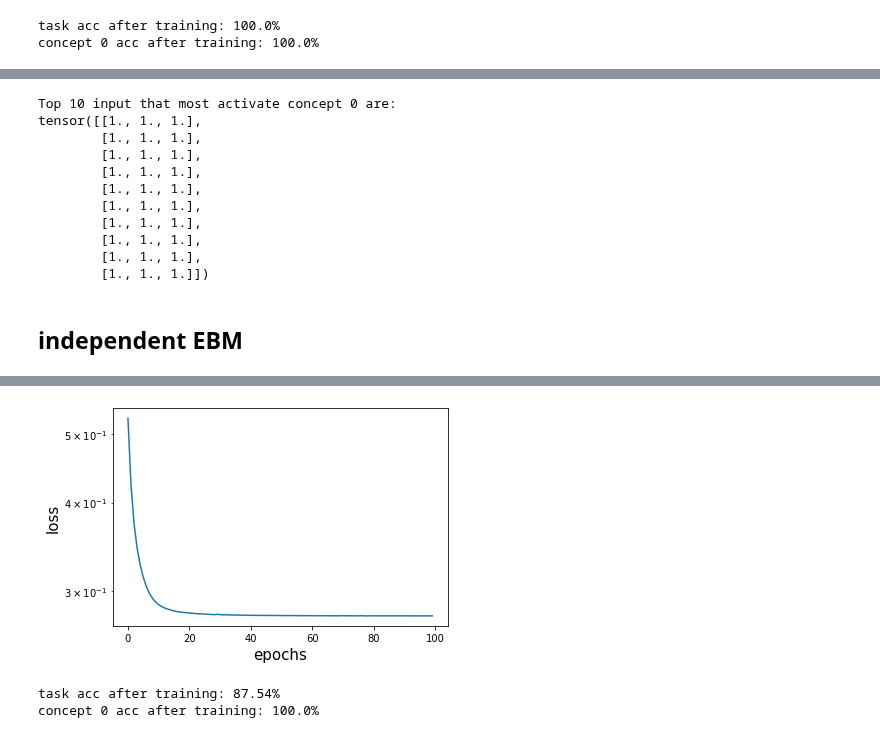
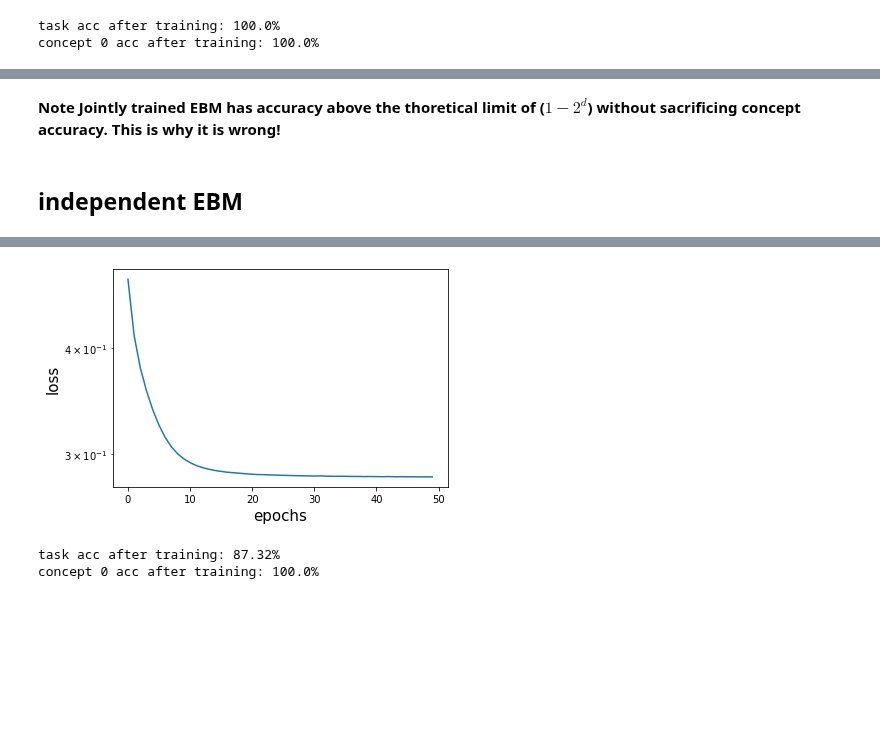
Before and after one commit to nathanwang000/ConceptCredibleModel, a Jupyter notebook: CCM.ipynb, the cells around one changed output, grey strips where cells are left out. Saved outputs shown, nothing was run; the diff lists cells and outputs as text; code cells hidden in the pictures; blank space fills up the shorter version.

```diff
--- a/CCM.ipynb
+++ b/CCM.ipynb
@@ -34,10 +38,9 @@ This setup will fail raw feature attribution (because $X$ distribute concepts ac
 # %%
 n = 10000
 d = 3 # true number of concepts needed for classification
+c = 1 # number concepts to learn for EBM
 bs = 100
-n_concepts = 1 # number concepts to learn for EBM
-n_epochs = 100
-top_n = 10 # number of nearest neibhor examples to show
+n_epochs = 50
 
 def gen_data(n, d):
     Z = np.random.choice([0, 1], (n, d))
@@ -49,6 +52,12 @@ def gen_data(n, d):
 
     return torch.from_numpy(X).float(), torch.from_numpy(Y).long(), torch.from_numpy(Z).float()
 
+def get_output(net, loader_x):
+    o = []
+    for x, in loader_x:
+        o.extend(net(x).detach().numpy())
+    return np.vstack(o) # (n, c)
+
 X, Y, Z = gen_data(n, d)
 X_te, Y_te, Z_te = gen_data(n, d)
 print(f'Percentage of ones {(1-0.5**d)*100:.2f}%')
@@ -277,58 +319,35 @@ Jointly EBM is troublesome because it packed more than one concept into its conc
-# %%
-def get_output(net, loader_x):
-    o = []
-    for x, in loader_x:
-        o.extend(net(x).detach().numpy())
-    return np.vstack(o) # (n, n_concepts)
-
-prediction = get_output(ebm_joint.net_c,
-                        DataLoader(TensorDataset(X), batch_size=bs, shuffle=False))
-for i in range(n_concepts):
-    print(f'Top {top_n} input that most activate concept {i} are:')
-    top_idx = np.argsort(prediction[:, i])[-top_n:]
-    print(X[top_idx])
-# %% [output]
-Top 10 input that most activate concept 0 are:
-tensor([[1., 1., 1.],
-        [1., 1., 1.],
-        [1., 1., 1.],
-        [1., 1., 1.],
-        [1., 1., 1.],
-        [1., 1., 1.],
-        [1., 1., 1.],
-        [1., 1., 1.],
-        [1., 1., 1.],
-        [1., 1., 1.]])
+# %% [markdown]
+**Note Jointly trained EBM has accuracy above the thoretical limit of ($1 - 2^d$) without sacrificing concept accuracy. This is why it is wrong!**
 # %% [markdown]
 ## independent EBM
 # %%
-def ind_EBM(d, n_concepts, X, Y, Z, n_epochs=10, report_every=1, plot=True):
-    n_concepts = min(d, n_concepts)
-    print(f'number of concepts to learn: {n_concepts}')
+def ind_EBM(d, c, X, Y, Z, n_epochs=10, report_every=1, plot=True):
+    c = min(d, c)
+    print(f'number of concepts to learn: {c}')
     print(f'true number of concepts: {d}')
 
     # EBM with concept and task independently trained
-    net_c = nn.Sequential(MLP([d, d * 2, n_concepts]), nn.Sigmoid())
-    net_y = MLP([n_concepts, d * 2, 2])
+    net_c = nn.Sequential(MLP([d, d * 2, c]), nn.Sigmoid())
+    net_y = MLP([c, d * 2, 2])
     net = EBM(net_c, net_y)
 
     # train
     print('training concepts ...')
     opt_c = optim.Adam(net_c.parameters())
     train(net_c,
-          DataLoader(TensorDataset(X, Z[:, :n_concepts]), batch_size=bs, shuffle=True),
+          DataLoader(TensorDataset(X, Z[:, :c]), batch_size=bs, shuffle=True),
           opt_c, criterion=nn.BCELoss(), n_epochs=n_epochs, report_every=report_every)
 
     print('training tasks ...')
     opt_y = optim.Adam(net_y.parameters())
     log = train(net_y,
-                DataLoader(TensorDataset(Z[:, :n_concepts], Y), batch_size=bs, shuffle=True),
+                DataLoader(TensorDataset(Z[:, :c], Y), batch_size=bs, shuffle=True),
                 opt_y, n_epochs=n_epochs, report_every=report_every)
     if plot: plot_log(log)
 
     return net
 
-ebm_ind = ind_EBM(d, n_concepts, X, Y, Z, n_epochs=n_epochs, report_every=n_epochs//10)
+ebm_ind = ind_EBM(d, c, X, Y, Z, n_epochs=n_epochs, report_every=n_epochs//10)
 # %% [output]
 number of concepts to learn: 1
 true number of concepts: 3
@@ -350,7 +369,7 @@ epoch  99: loss 2.766e-01
-[figure, old version]
+[figure, new version]
 # %%
 print('task acc after training: {:.2f}%'.format(test(ebm_ind, loader_xy_te, acc_criterion ) * 100)) # the optimum is 1/16 + 3/4; the strategy is to randomize if the first concept is 1, otherwise output 0
-print_concept_acc(ebm_ind.net_c[0], n_concepts, X_te, Z_te) # net_c[0] because it is the logit part
+print_concept_acc(ebm_ind.net_c[0], c, X_te, Z_te) # net_c[0] because it is the logit part
 # %% [output]
-task acc after training: 87.54%
+task acc after training: 87.32%
 concept 0 acc after training: 100.0%
```
Also changed, not shown: parts of 28 cells of this notebook, 2 other files.
